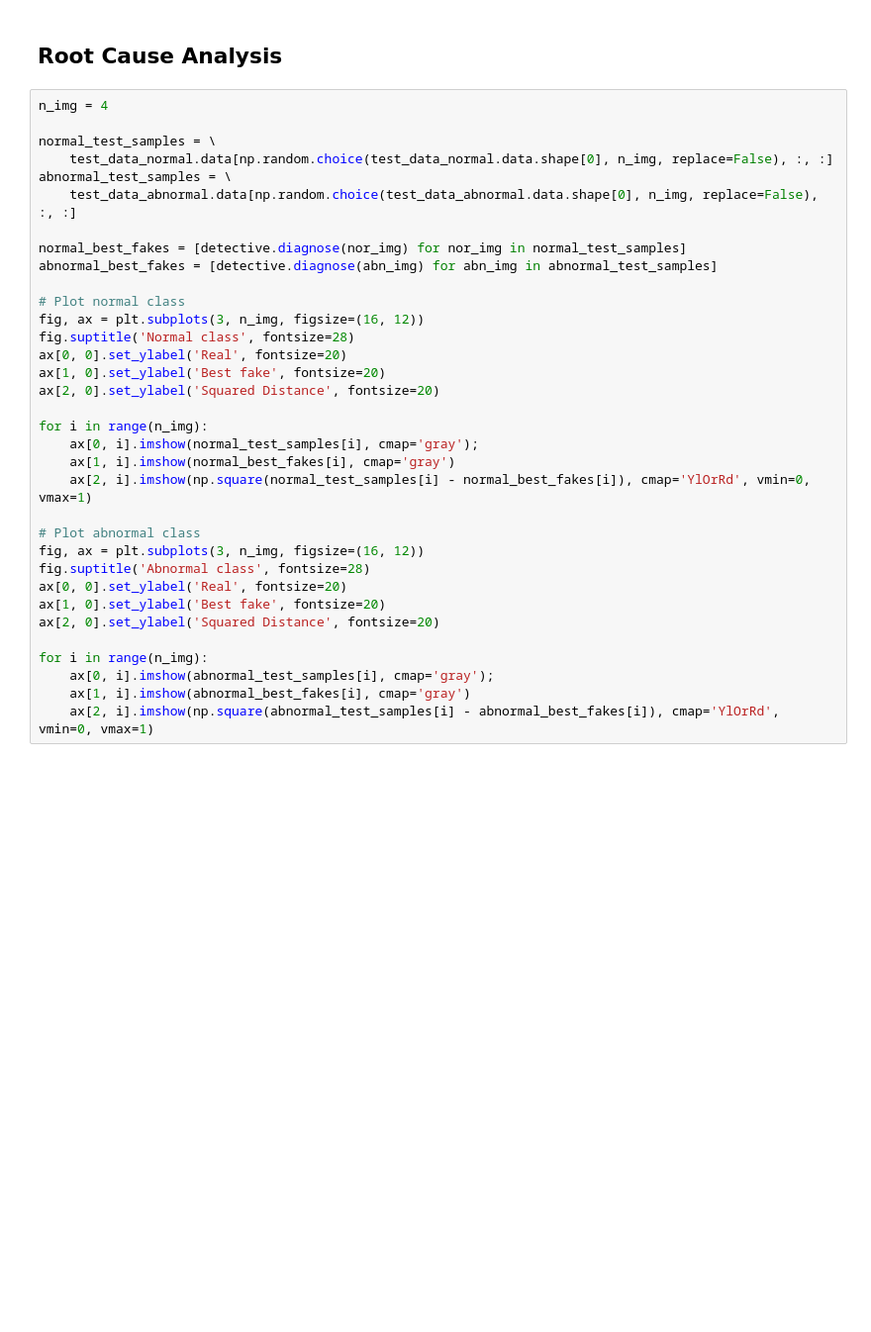
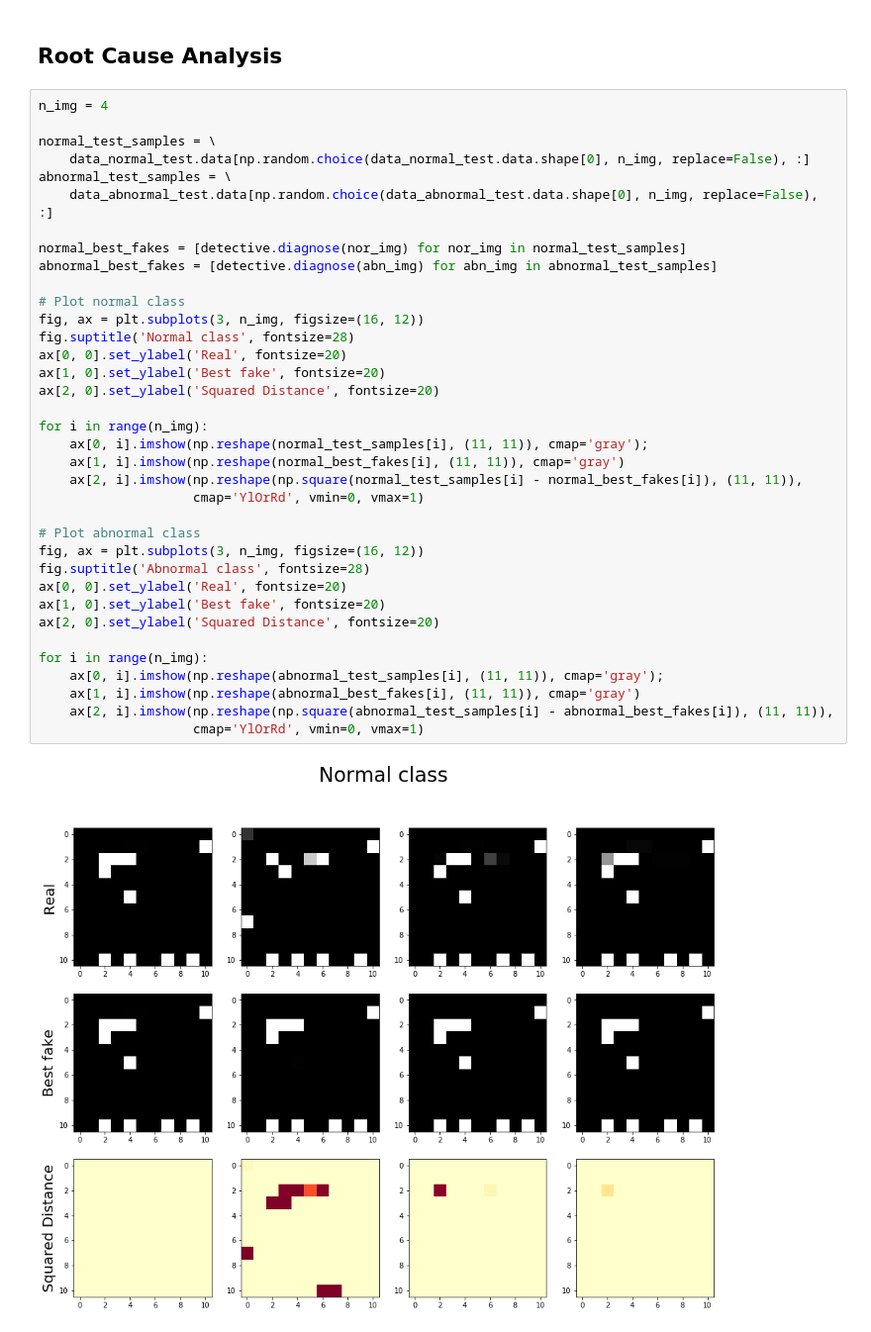
Before and after one commit to alpha-i/detective-gan-rick-and-morty, a Jupyter notebook: doc/notebooks/kddcup99_anomaly_detection.ipynb, the cells around one changed output. Shown at 99% size. Cells and saved outputs as stored; diff of their text form; blank space fills up the shorter version.

Commit message:
Added sample generation & Root cause analysis to kdd notebook

```diff
--- a/doc/notebooks/kddcup99_anomaly_detection.ipynb
+++ b/doc/notebooks/kddcup99_anomaly_detection.ipynb
@@ -167,34 +191,38 @@ print(classification_report(ground_truth, class_predictions, target_names=target
 # %%
 n_img = 4
 
 normal_test_samples = \
-    test_data_normal.data[np.random.choice(test_data_normal.data.shape[0], n_img, replace=False), :, :]
+    data_normal_test.data[np.random.choice(data_normal_test.data.shape[0], n_img, replace=False), :]
 abnormal_test_samples = \
-    test_data_abnormal.data[np.random.choice(test_data_abnormal.data.shape[0], n_img, replace=False), :, :]
+    data_abnormal_test.data[np.random.choice(data_abnormal_test.data.shape[0], n_img, replace=False), :]
 
 normal_best_fakes = [detective.diagnose(nor_img) for nor_img in normal_test_samples]
 abnormal_best_fakes = [detective.diagnose(abn_img) for abn_img in abnormal_test_samples]
 
 # Plot normal class
 fig, ax = plt.subplots(3, n_img, figsize=(16, 12))
 fig.suptitle('Normal class', fontsize=28)
 ax[0, 0].set_ylabel('Real', fontsize=20)
 ax[1, 0].set_ylabel('Best fake', fontsize=20)
 ax[2, 0].set_ylabel('Squared Distance', fontsize=20)
 
 for i in range(n_img):
-    ax[0, i].imshow(normal_test_samples[i], cmap='gray');
-    ax[1, i].imshow(normal_best_fakes[i], cmap='gray')
-    ax[2, i].imshow(np.square(normal_test_samples[i] - normal_best_fakes[i]), cmap='YlOrRd', vmin=0, vmax=1)
+    ax[0, i].imshow(np.reshape(normal_test_samples[i], (11, 11)), cmap='gray');
+    ax[1, i].imshow(np.reshape(normal_best_fakes[i], (11, 11)), cmap='gray')
+    ax[2, i].imshow(np.reshape(np.square(normal_test_samples[i] - normal_best_fakes[i]), (11, 11)),
+                    cmap='YlOrRd', vmin=0, vmax=1)
 
 # Plot abnormal class
 fig, ax = plt.subplots(3, n_img, figsize=(16, 12))
 fig.suptitle('Abnormal class', fontsize=28)
 ax[0, 0].set_ylabel('Real', fontsize=20)
 ax[1, 0].set_ylabel('Best fake', fontsize=20)
 ax[2, 0].set_ylabel('Squared Distance', fontsize=20)
 
 for i in range(n_img):
-    ax[0, i].imshow(abnormal_test_samples[i], cmap='gray');
-    ax[1, i].imshow(abnormal_best_fakes[i], cmap='gray')
-    ax[2, i].imshow(np.square(abnormal_test_samples[i] - abnormal_best_fakes[i]), cmap='YlOrRd', vmin=0, vmax=1)
+    ax[0, i].imshow(np.reshape(abnormal_test_samples[i], (11, 11)), cmap='gray');
+    ax[1, i].imshow(np.reshape(abnormal_best_fakes[i], (11, 11)), cmap='gray')
+    ax[2, i].imshow(np.reshape(np.square(abnormal_test_samples[i] - abnormal_best_fakes[i]), (11, 11)),
+                    cmap='YlOrRd', vmin=0, vmax=1)
+# %% [output]
+[figure, added]
```
Also changed, not shown: parts of 12 cells of this notebook, 2 other files.
